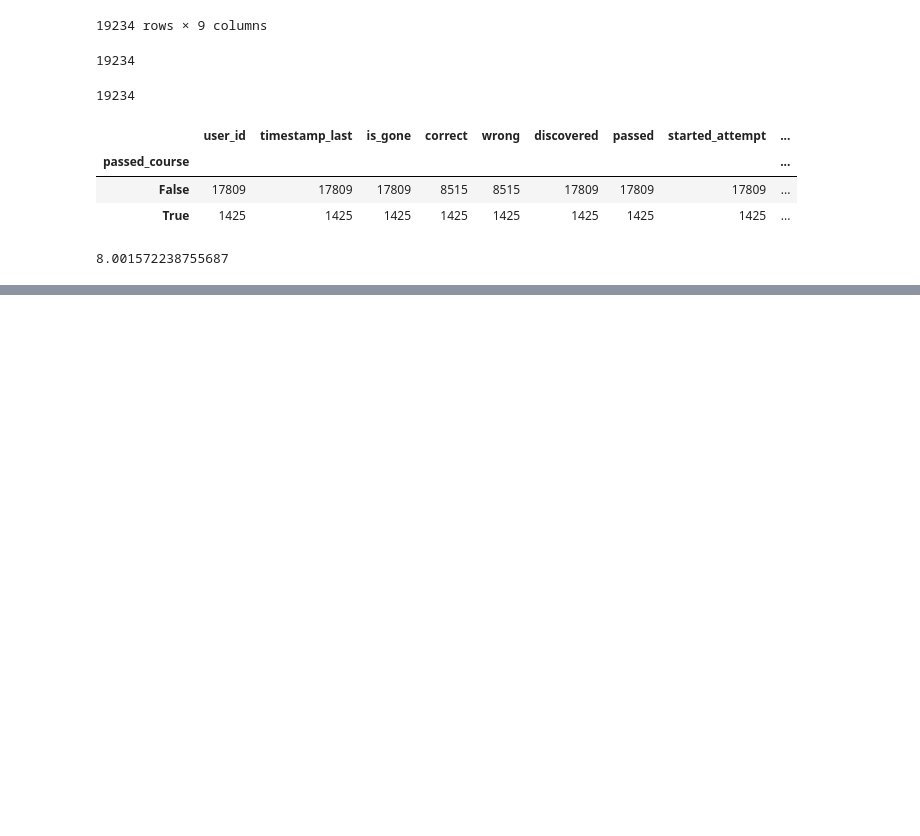
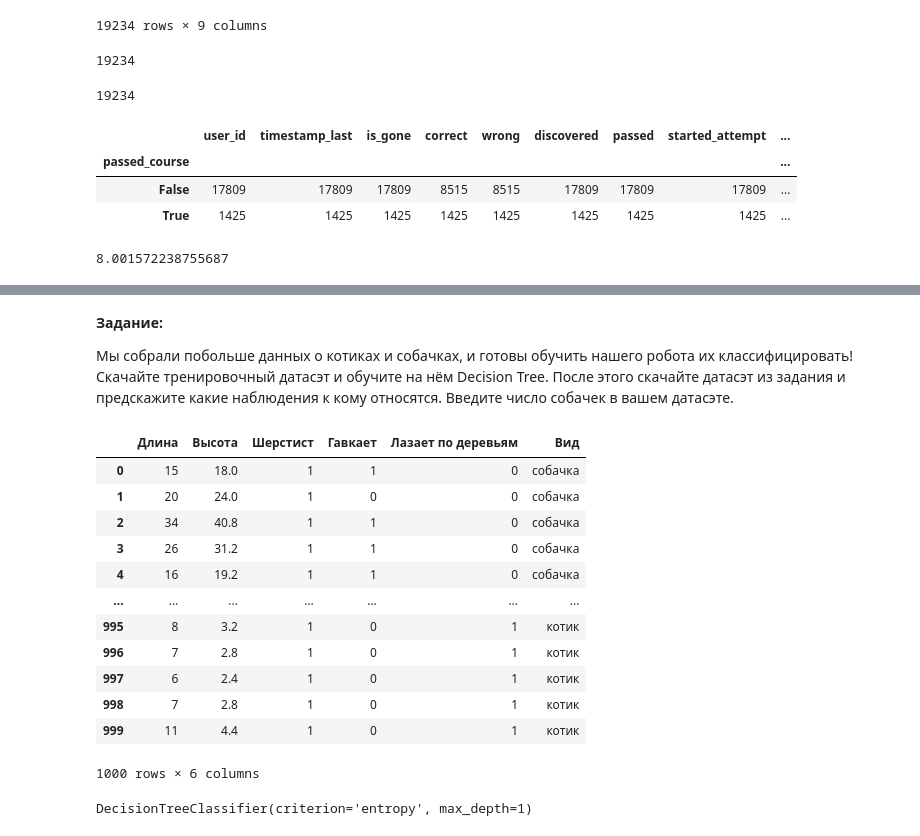
Before and after one commit to AndrewSalygin/ML_practice, a Jupyter notebook: ML.ipynb, the cells around one changed output, grey strips where cells are left out. Saved outputs shown, nothing was run; the diff lists cells and outputs as text; code cells hidden in the pictures; blank space fills up the shorter version.

```diff
--- a/ML.ipynb
+++ b/ML.ipynb
@@ -1408,0 +1785,21 @@ users_data.groupby('passed_course').count()
+# %% [markdown]
+**Задание:**
+
+Мы собрали побольше данных о котиках и собачках, и готовы обучить нашего робота их классифицировать! Скачайте тренировочный датасэт и  обучите на нём Decision Tree. После этого скачайте датасэт из задания и предскажите какие наблюдения к кому относятся. Введите число собачек в вашем датасэте.
+# %%
+dogs_n_cats = pd.read_csv('data/dogs_n_cats.csv')
+dogs_n_cats
+# %% [output]
+|  | Длина | Высота | Шерстист | Гавкает | Лазает по деревьям | Вид |
+| 0 | 15 | 18.0 | 1 | 1 | 0 | собачка |
+| 1 | 20 | 24.0 | 1 | 0 | 0 | собачка |
+| 2 | 34 | 40.8 | 1 | 1 | 0 | собачка |
+| 3 | 26 | 31.2 | 1 | 1 | 0 | собачка |
+| 4 | 16 | 19.2 | 1 | 1 | 0 | собачка |
+| ... | ... | ... | ... | ... | ... | ... |
+| 995 | 8 | 3.2 | 1 | 0 | 1 | котик |
+| 996 | 7 | 2.8 | 1 | 0 | 1 | котик |
+| 997 | 6 | 2.4 | 1 | 0 | 1 | котик |
+| 998 | 7 | 2.8 | 1 | 0 | 1 | котик |
+| 999 | 11 | 4.4 | 1 | 0 | 1 | котик |
+1000 rows × 6 columns
@@ -1408,0 +1826,5 @@ users_data.groupby('passed_course').count()
+# %%
+clf = tree.DecisionTreeClassifier(random_state=np.random.seed(depth), criterion='entropy', max_depth=1)
+clf.fit(X, y)
+# %% [output]
+DecisionTreeClassifier(criterion='entropy', max_depth=1)
```
Also changed, not shown: parts of 61 cells of this notebook, 6 other files.
